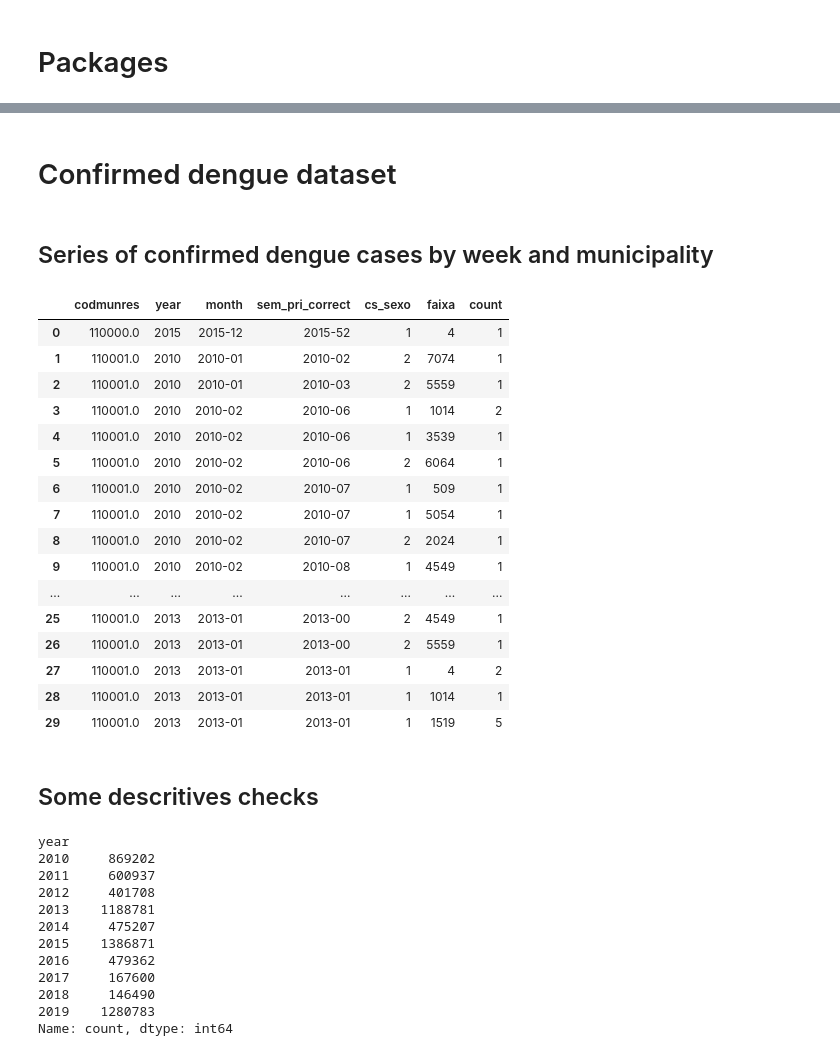
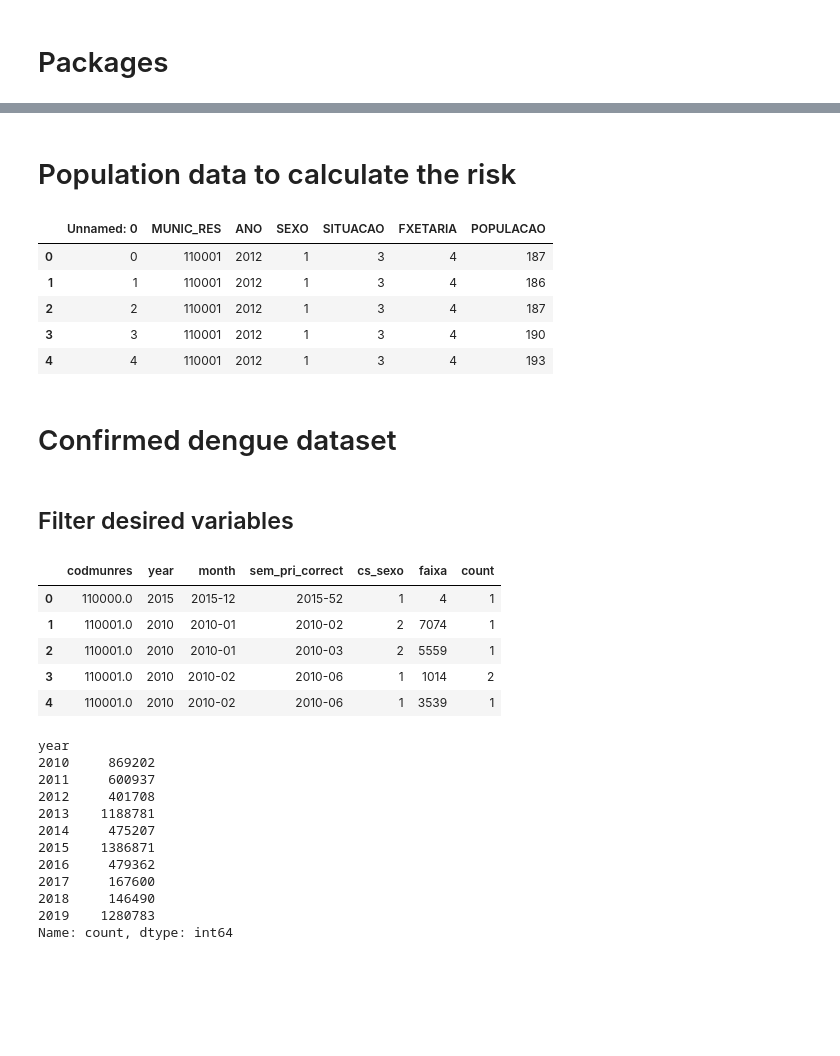
Before and after one commit to Julian-sun/Modelling-Task-Force-Arboviruses, a Jupyter notebook: scripts/Format data for descriptive and modelling analysis.ipynb, the cells around one changed output, grey strips where cells are left out. Saved outputs shown, nothing was run; the diff lists cells and outputs as text; code cells hidden in the pictures; blank space fills up the shorter version.

```diff
--- a/scripts/Format data for descriptive and modelling analysis.ipynb
+++ b/scripts/Format data for descriptive and modelling analysis.ipynb
@@ -23,0 +40,2 @@ from PIL import Image
+# %% [markdown]
+# Population data to calculate the risk
@@ -24,3 +46,12 @@ from PIL import Image
+# %%
+pop.head()
+# %% [output]
+|  | Unnamed: 0 | MUNIC_RES | ANO | SEXO | SITUACAO | FXETARIA | POPULACAO |
+| 0 | 0 | 110001 | 2012 | 1 | 3 | 4 | 187 |
+| 1 | 1 | 110001 | 2012 | 1 | 3 | 4 | 186 |
+| 2 | 2 | 110001 | 2012 | 1 | 3 | 4 | 187 |
+| 3 | 3 | 110001 | 2012 | 1 | 3 | 4 | 190 |
+| 4 | 4 | 110001 | 2012 | 1 | 3 | 4 | 193 |
 # %% [markdown]
 # Confirmed dengue dataset
 # %%
@@ -33,34 +64,21 @@ df['dt_nasc'] = pd.to_datetime(df['dt_nasc'])
 df['sem_pri_correct'] = df['dt_sin_pri'].dt.strftime('%Y-%W')
 # %%
 df['month'] = df['dt_sin_pri'].dt.strftime('%Y-%m')
-# %% [markdown]
-## Series of confirmed dengue cases by week and municipality
+# %% [markdown]
+## Filter desired variables
 # %%
 data = df.filter(['codmunres','dt_sin_pri','year','month','sem_pri','sem_pri_correct','cs_sexo','faixa','count'])
 # %%
 dados = data.groupby(['codmunres','year','month','sem_pri_correct','cs_sexo','faixa'])['count'].sum().reset_index()
 # %%
-dados.head(30)
+dados.head()
 # %% [output]
 |  | codmunres | year | month | sem_pri_correct | cs_sexo | faixa | count |
 | 0 | 110000.0 | 2015 | 2015-12 | 2015-52 | 1 | 4 | 1 |
 | 1 | 110001.0 | 2010 | 2010-01 | 2010-02 | 2 | 7074 | 1 |
 | 2 | 110001.0 | 2010 | 2010-01 | 2010-03 | 2 | 5559 | 1 |
 | 3 | 110001.0 | 2010 | 2010-02 | 2010-06 | 1 | 1014 | 2 |
 | 4 | 110001.0 | 2010 | 2010-02 | 2010-06 | 1 | 3539 | 1 |
-| 5 | 110001.0 | 2010 | 2010-02 | 2010-06 | 2 | 6064 | 1 |
-| 6 | 110001.0 | 2010 | 2010-02 | 2010-07 | 1 | 509 | 1 |
-| 7 | 110001.0 | 2010 | 2010-02 | 2010-07 | 1 | 5054 | 1 |
-| 8 | 110001.0 | 2010 | 2010-02 | 2010-07 | 2 | 2024 | 1 |
-| 9 | 110001.0 | 2010 | 2010-02 | 2010-08 | 1 | 4549 | 1 |
-| ... | ... | ... | ... | ... | ... | ... | ... |
-| 25 | 110001.0 | 2013 | 2013-01 | 2013-00 | 2 | 4549 | 1 |
-| 26 | 110001.0 | 2013 | 2013-01 | 2013-00 | 2 | 5559 | 1 |
-| 27 | 110001.0 | 2013 | 2013-01 | 2013-01 | 1 | 4 | 2 |
-| 28 | 110001.0 | 2013 | 2013-01 | 2013-01 | 1 | 1014 | 1 |
-| 29 | 110001.0 | 2013 | 2013-01 | 2013-01 | 1 | 1519 | 5 |
-# %% [markdown]
-## Some descritives checks
 # %%
 dados.groupby(['year'])['count'].sum()
 # %% [output]
```
Also changed, not shown: parts of 62 cells of this notebook, 2 other files.
